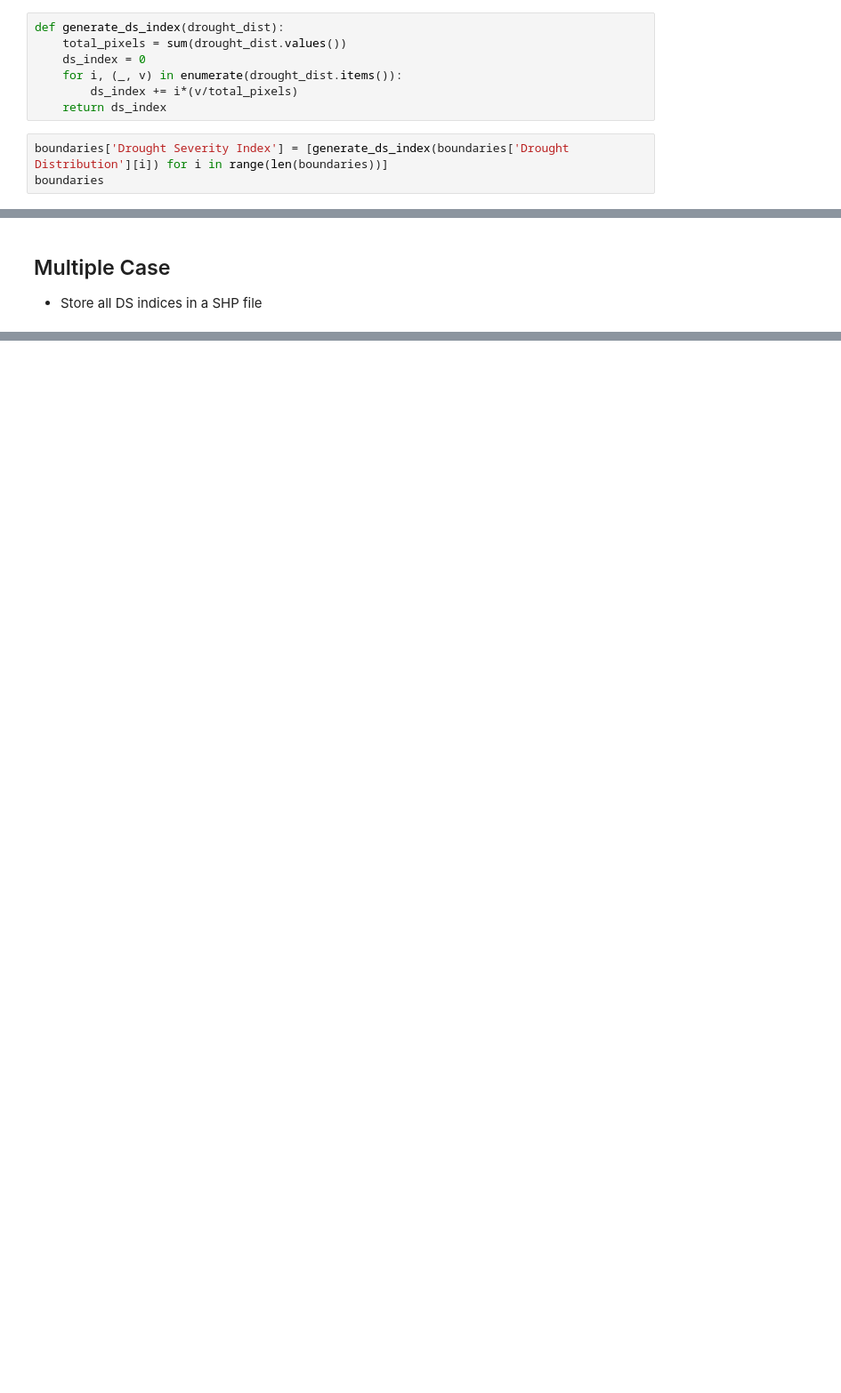
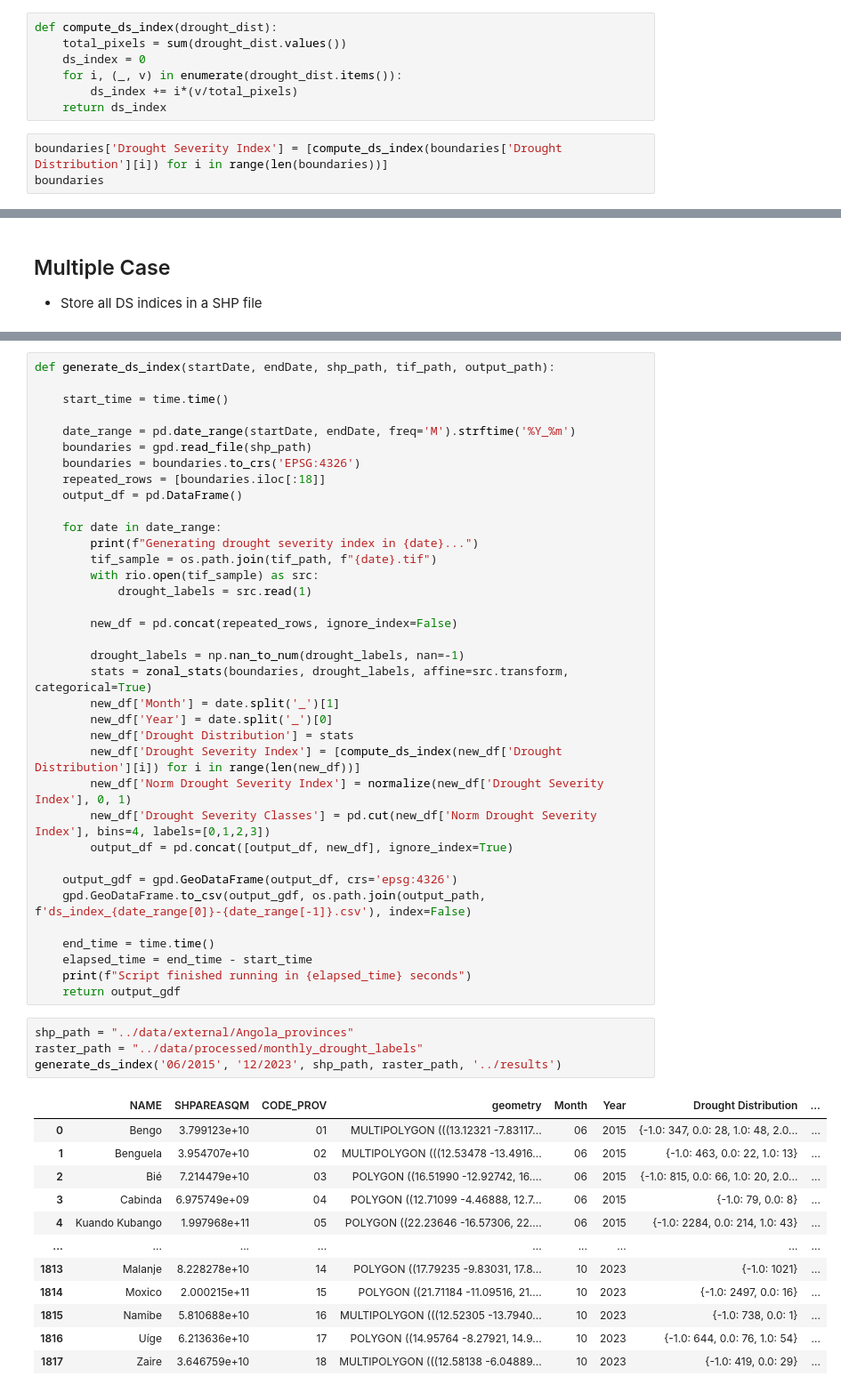
Before and after one commit to edrian-liao/angola-drought, a Jupyter notebook: notebooks/02_drought_severity_index.ipynb, the cells around one changed output, grey strips where cells are left out. Shown at 89% size. Saved outputs shown, nothing was run; the diff lists cells and outputs as text; blank space fills up the shorter version.

```diff
--- a/notebooks/02_drought_severity_index.ipynb
+++ b/notebooks/02_drought_severity_index.ipynb
@@ -182,14 +182,14 @@ boundaries
 | 16 | Uíge | 6.213636e+10 | 17 | POLYGON ((14.95764 -8.27921, 14.9... | {-1.0: 522, 0.0: 187, 1.0: 63, 2.... |
 | 17 | Zaire | 3.646759e+10 | 18 | MULTIPOLYGON (((12.58138 -6.04889... | {-1.0: 439, 0.0: 7, 1.0: 2} |
 # %%
-def generate_ds_index(drought_dist):
+def compute_ds_index(drought_dist):
     total_pixels = sum(drought_dist.values())
     ds_index = 0
     for i, (_, v) in enumerate(drought_dist.items()):
         ds_index += i*(v/total_pixels)
     return ds_index
 # %%
-boundaries['Drought Severity Index'] = [generate_ds_index(boundaries['Drought Distribution'][i]) for i in range(len(boundaries))]
+boundaries['Drought Severity Index'] = [compute_ds_index(boundaries['Drought Distribution'][i]) for i in range(len(boundaries))]
 boundaries
 # %% [output]
 |  | NAME | SHPAREASQM | CODE_PROV | geometry | Drought Distribution | Drought Severity Index |
@@ -362,0 +366,53 @@ gdf.plot(column='Drought Severity Classes', legend=True, cmap=cmap2, figsize=(10
+# %%
+def generate_ds_index(startDate, endDate, shp_path, tif_path, output_path):
+
+    start_time = time.time()
+
+    date_range = pd.date_range(startDate, endDate, freq='M').strftime('%Y_%m')
+    boundaries = gpd.read_file(shp_path)
+    boundaries = boundaries.to_crs('EPSG:4326')
+    repeated_rows = [boundaries.iloc[:18]]
+    output_df = pd.DataFrame()
+
+    for date in date_range:
+        print(f"Generating drought severity index in {date}...")
+        tif_sample = os.path.join(tif_path, f"{date}.tif")
+        with rio.open(tif_sample) as src:
+            drought_labels = src.read(1)
+
+        new_df = pd.concat(repeated_rows, ignore_index=False)
+
+        drought_labels = np.nan_to_num(drought_labels, nan=-1)
+        stats = zonal_stats(boundaries, drought_labels, affine=src.transform, categorical=True)
+        new_df['Month'] = date.split('_')[1]
+        new_df['Year'] = date.split('_')[0]
+        new_df['Drought Distribution'] = stats
+        new_df['Drought Severity Index'] = [compute_ds_index(new_df['Drought Distribution'][i]) for i in range(len(new_df))]
+        new_df['Norm Drought Severity Index'] = normalize(new_df['Drought Severity Index'], 0, 1)
+        new_df['Drought Severity Classes'] = pd.cut(new_df['Norm Drought Severity Index'], bins=4, labels=[0,1,2,3])
+        output_df = pd.concat([output_df, new_df], ignore_index=True)
+
+    output_gdf = gpd.GeoDataFrame(output_df, crs='epsg:4326')
+    gpd.GeoDataFrame.to_csv(output_gdf, os.path.join(output_path, f'ds_index_{date_range[0]}-{date_range[-1]}.csv'), index=False)
+
+    end_time = time.time()
+    elapsed_time = end_time - start_time
+    print(f"Script finished running in {elapsed_time} seconds")
+    return output_gdf
+# %%
+shp_path = "../data/external/Angola_provinces"
+raster_path = "../data/processed/monthly_drought_labels"
+generate_ds_index('06/2015', '12/2023', shp_path, raster_path, '../results')
+# %% [output]
+|  | NAME | SHPAREASQM | CODE_PROV | geometry | Month | Year | Drought Distribution | ... |
+| 0 | Bengo | 3.799123e+10 | 01 | MULTIPOLYGON (((13.12321 -7.83117... | 06 | 2015 | {-1.0: 347, 0.0: 28, 1.0: 48, 2.0... | ... |
+| 1 | Benguela | 3.954707e+10 | 02 | MULTIPOLYGON (((12.53478 -13.4916... | 06 | 2015 | {-1.0: 463, 0.0: 22, 1.0: 13} | ... |
+| 2 | Bié | 7.214479e+10 | 03 | POLYGON ((16.51990 -12.92742, 16.... | 06 | 2015 | {-1.0: 815, 0.0: 66, 1.0: 20, 2.0... | ... |
+| 3 | Cabinda | 6.975749e+09 | 04 | POLYGON ((12.71099 -4.46888, 12.7... | 06 | 2015 | {-1.0: 79, 0.0: 8} | ... |
+| 4 | Kuando Kubango | 1.997968e+11 | 05 | POLYGON ((22.23646 -16.57306, 22.... | 06 | 2015 | {-1.0: 2284, 0.0: 214, 1.0: 43} | ... |
+| ... | ... | ... | ... | ... | ... | ... | ... | ... |
+| 1813 | Malanje | 8.228278e+10 | 14 | POLYGON ((17.79235 -9.83031, 17.8... | 10 | 2023 | {-1.0: 1021} | ... |
+| 1814 | Moxico | 2.000215e+11 | 15 | POLYGON ((21.71184 -11.09516, 21.... | 10 | 2023 | {-1.0: 2497, 0.0: 16} | ... |
+| 1815 | Namibe | 5.810688e+10 | 16 | MULTIPOLYGON (((12.52305 -13.7940... | 10 | 2023 | {-1.0: 738, 0.0: 1} | ... |
+| 1816 | Uíge | 6.213636e+10 | 17 | POLYGON ((14.95764 -8.27921, 14.9... | 10 | 2023 | {-1.0: 644, 0.0: 76, 1.0: 54} | ... |
+| 1817 | Zaire | 3.646759e+10 | 18 | MULTIPOLYGON (((12.58138 -6.04889... | 10 | 2023 | {-1.0: 419, 0.0: 29} | ... |
```
Also changed, not shown: parts of 7 cells of this notebook, 3 other files.
